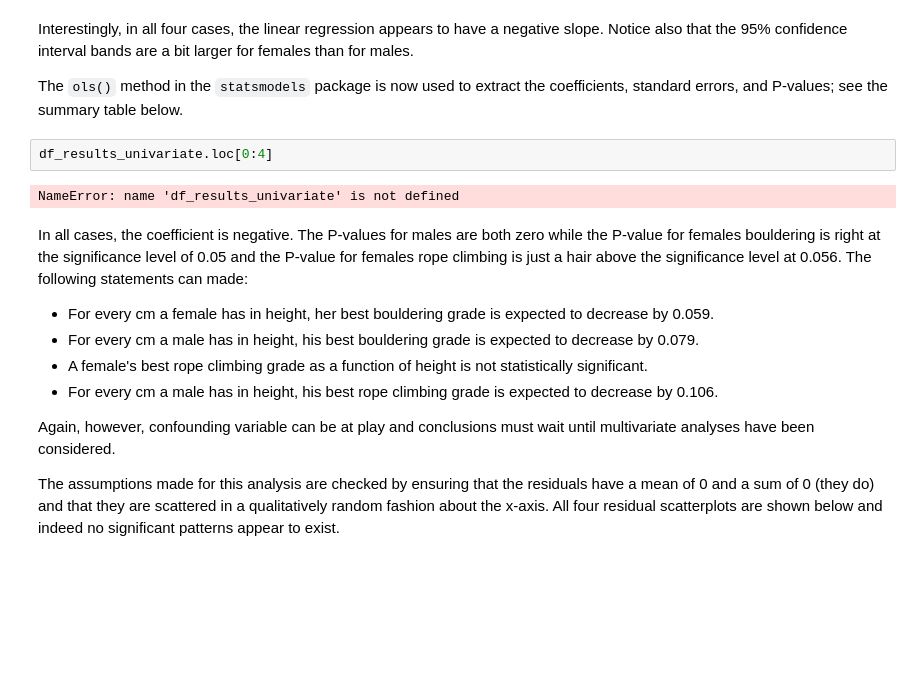
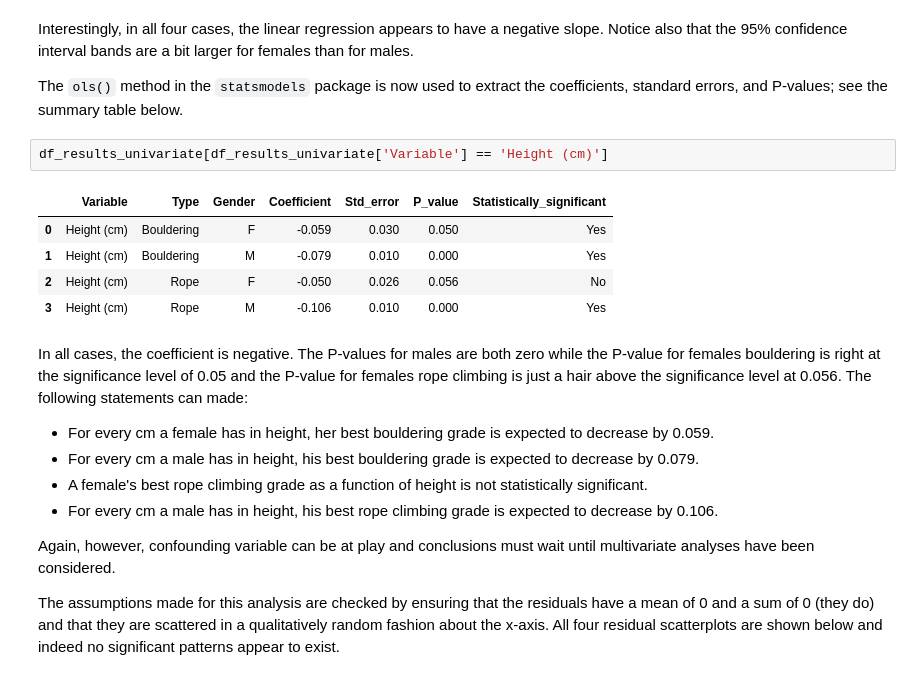
Before and after one commit to stevebachmeier/climber-characteristic-analysis, a Jupyter notebook: Report_climbing.ipynb, the cells around one changed output. Saved outputs shown, nothing was run; the diff lists cells and outputs as text; blank space fills up the shorter version.

````diff
--- a/Report_climbing.ipynb
+++ b/Report_climbing.ipynb
@@ -327,10 +327,14 @@ As an example, a scatterplot of 'id_grade' vs height is plotted for each categor
 Interestingly, in all four cases, the linear regression appears to have a negative slope. Notice also that the 95% confidence interval bands are a bit larger for females than for males.
 
 The ```ols()``` method in the ```statsmodels``` package is now used to extract the coefficients, standard errors, and P-values; see the summary table below.
-# %%
-df_results_univariate.loc[0:4]
-# %% [output]
-NameError: name 'df_results_univariate' is not defined
+# %%
+df_results_univariate[df_results_univariate['Variable'] == 'Height (cm)']
+# %% [output]
+|  | Variable | Type | Gender | Coefficient | Std_error | P_value | Statistically_significant |
+| 0 | Height (cm) | Bouldering | F | -0.059 | 0.030 | 0.050 | Yes |
+| 1 | Height (cm) | Bouldering | M | -0.079 | 0.010 | 0.000 | Yes |
+| 2 | Height (cm) | Rope | F | -0.050 | 0.026 | 0.056 | No |
+| 3 | Height (cm) | Rope | M | -0.106 | 0.010 | 0.000 | Yes |
 # %% [markdown]
 In all cases, the coefficient is negative. The P-values for males are both zero while the P-value for females bouldering is right at the significance level of 0.05 and the P-value for females rope climbing is just a hair above the significance level at 0.056. The following statements can made:
 
````
Also changed, not shown: parts of 6 cells of this notebook.
